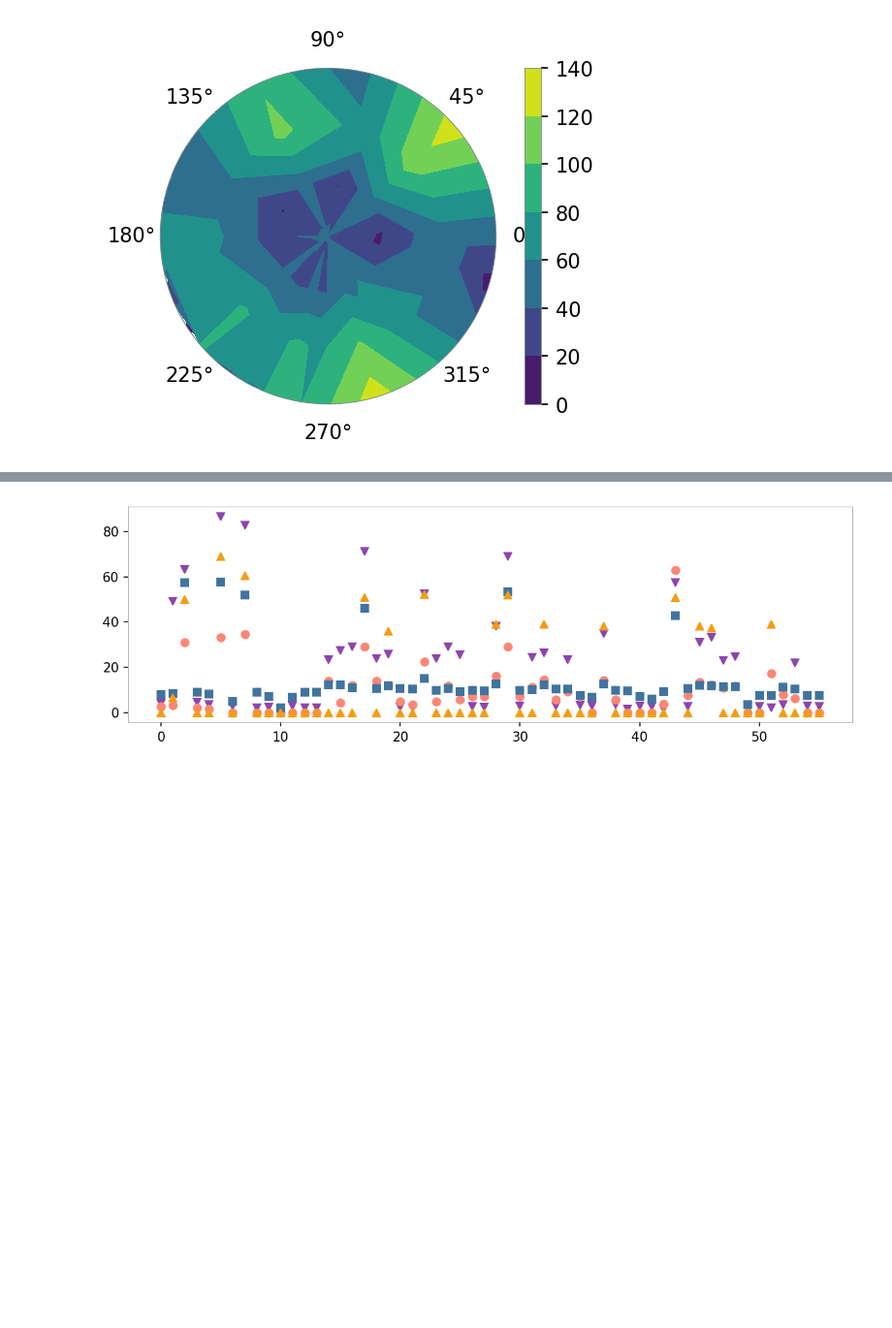
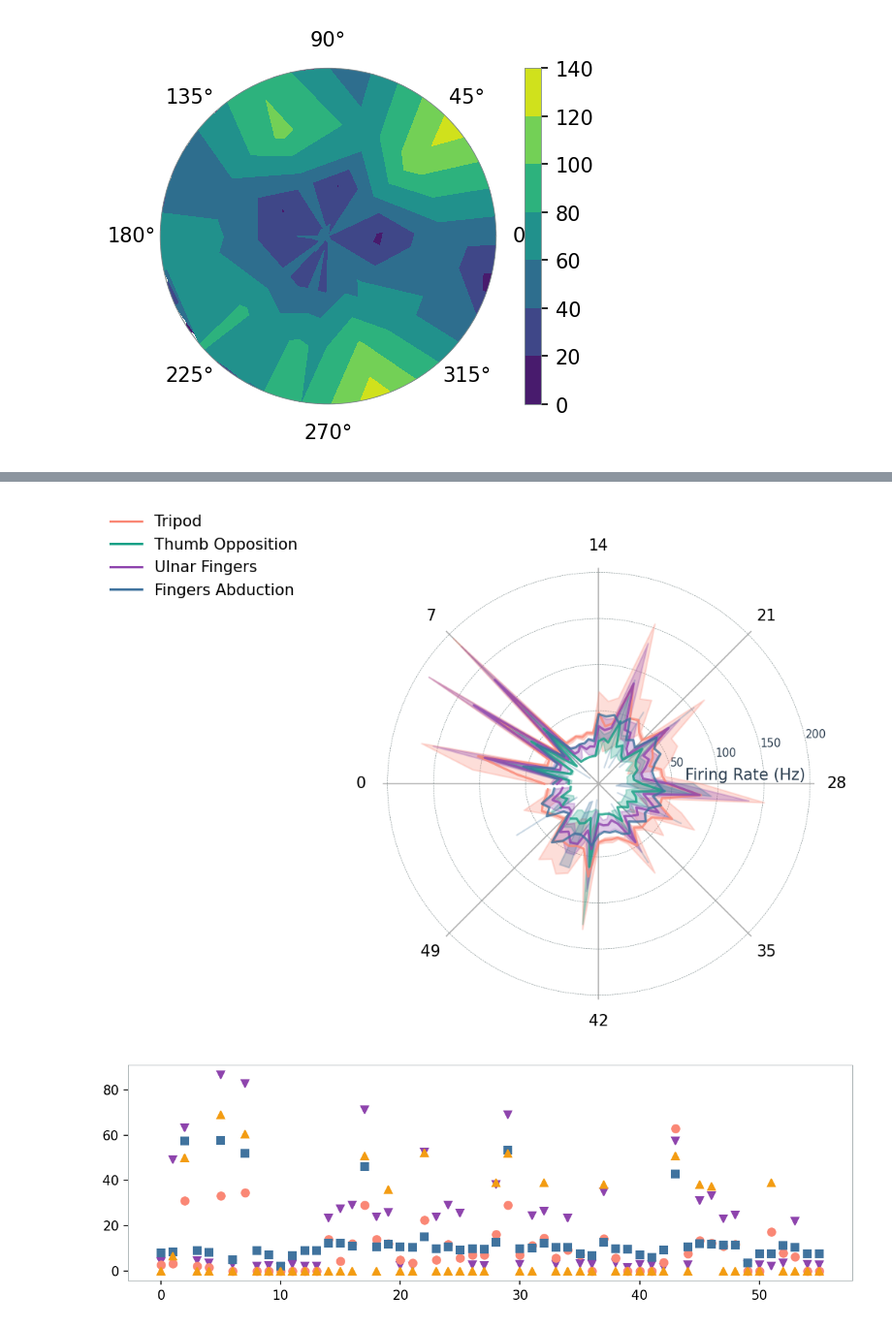
Before and after one commit to FarahBaracat/gest_classification_eng, a Jupyter notebook: notebooks/encode_analysis.ipynb, the cells around one changed output, grey strips where cells are left out. Shown at 97% size. Cells and saved outputs as stored; diff of their text form; code cells hidden in the pictures; blank space fills up the shorter version.

```diff
--- a/notebooks/encode_analysis.ipynb
+++ b/notebooks/encode_analysis.ipynb
@@ -662,3 +611,87 @@ if save_figs:
+# %%
+# MANPLOT: create a spider plot for the firing rates in mean_sp_count and std_sp_count
+# Initialize variables
+chs = mean_sp_count.columns
+
+# Figure styling
+mean_fr_alpha = 0.8
+std_fr_alpha = 0.27
+theta_start = 0
+theta_end = 360
+theta_step = 360/len(chs)
+
+radial_fr_start = 50 # first displayed firing rate in Hz
+radial_fr_end = 210
+radial_fr_step = 5
+radial_label_angle = 168
+
+display_n_chs = 8  # number of angles to show on the plot. Here each angle is a channel.
+display_n_rate = 3  # number of inner circles to show. Each circle marks firing rate.
+
+radial_ticks = np.arange(radial_fr_start, radial_fr_end, radial_fr_step)
+thetagrids = np.arange(theta_start, theta_end, theta_step)
+theta_display_step = int(len(chs)/display_n_chs)
+radial_display_step = int(len(radial_ticks)/ display_n_rate)
+
+# Arange channels in radians
+channels_in_radians = np.linspace(0, 2*np.pi, len(chs), endpoint=False)
+
+# Transpose and reorder
+mean_sp_transp = mean_sp_count.T
+mean_sp_transp = mean_sp_transp[list(CLASS_TO_GEST.values())]
+
+
+# Create the spider plot
+fig = plt.figure(figsize=(5, 5))
+ax = fig.add_subplot(111, polar=True)
+
+# # Add shaded areas for each quarter
+# colors_quarters = ['lightgray', 'lightblue', 'lightgreen', 'lightcoral']
+# for i in range(4):
+#     start_angle = i * (np.pi/2)
+#     end_angle = (i + 1) * (np.pi/2)
+#     ax.fill_betweenx(radial_ticks, start_angle, end_angle, color=colors_quarters[i], alpha=0.3)
+
+
+# Plot each gesture's mean and std
+for i, g in enumerate(list(CLASS_TO_GEST.values())):
+    ax.plot(channels_in_radians, mean_sp_transp[g], label=g, color=GEST_COLORS[i], alpha=mean_fr_alpha)
+    ax.fill_between(channels_in_radians, mean_sp_transp[g]-std_sp_transp[g],
+                     mean_sp_transp[g]+std_sp_transp[g], alpha=std_fr_alpha,
+                     color=GEST_COLORS[i])
+
+# Set theta and radial axes parameters
+ax.set_yticklabels([])
+ax.set_theta_offset(np.pi)
+ax.set_theta_direction(-1)
+ax.set_thetagrids(thetagrids[::theta_display_step], chs[::theta_display_step])
+
+ax.set_rticks(radial_ticks)
+ax.set_rgrids(radial_ticks[::radial_display_step], labels=radial_ticks[::radial_display_step],
+              angle=radial_label_angle, fontsize=7, color=COLOR_DICT['midnight_blue'])
+ax.spines['polar'].set_visible(False)
+
+# set color of radial gridlines
+ax.yaxis.grid(True, color=COLOR_DICT['clouds'], linestyle='dashed', linewidth=0.3)
+
+# Set label for radial and theta axis
+ax.text(0.7, 0.51, 'Firing Rate (Hz)', transform=ax.transAxes, rotation=0,
+        color=COLOR_DICT['midnight_blue'], fontsize=10)
+
+# Add legend
+handles = [plt.Line2D([], [], color=GEST_COLORS[i]) for i in range(len(CLASS_TO_GEST))]
+
+legend_label = ['Tripod', 'Thumb Opposition', 'Ulnar Fingers', 'Fingers Abduction']
+leg = fig.legend(handles=handles, labels=legend_label,
+                 loc='upper right', bbox_to_anchor=(0, 1.),
+                 ncols=1, frameon=False)
+
+# save figure
+if save_figs:
+    filename = f"day{DAY}{SESSION}_spider_plot_avg_and_std_spike_freq_taumem_{float(tau_mem)}_vth_{vth}.png"
+    fig.savefig(os.path.join(FIG_DIR, filename), dpi=300, bbox_inches='tight')
+# %% [output]
+[figure, added]
 # %%
 fig = plt.figure(figsize=(10,3))
 ax = fig.add_subplot(111)
```
Also changed, not shown: parts of 6 cells of this notebook, 1 other file.
